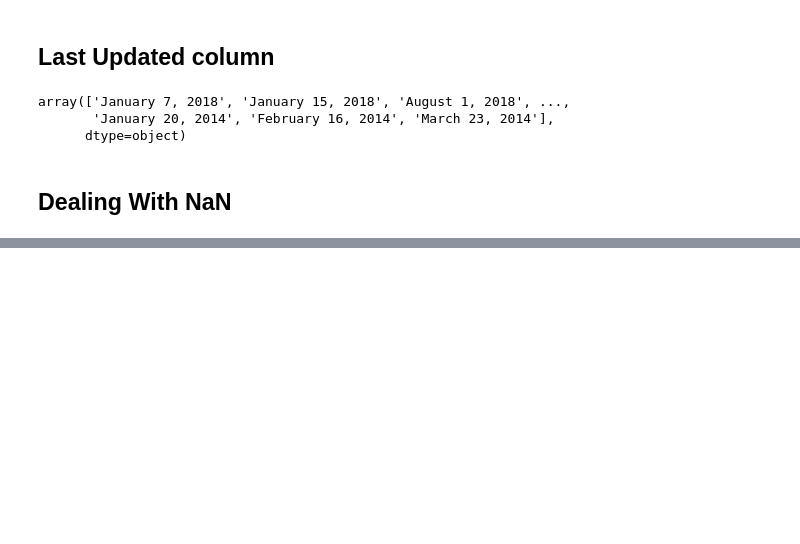
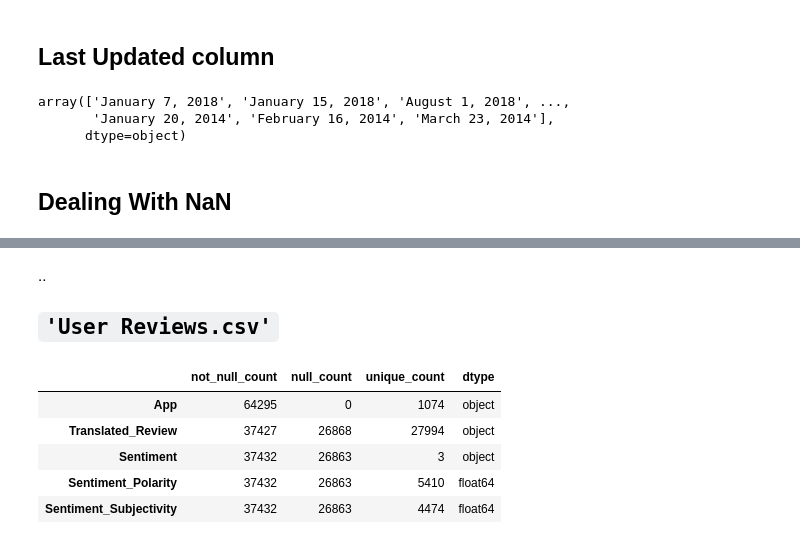
Before and after one commit to kuldeep-sngh/Play-Store-App-Review-Analysis, a Jupyter notebook: Play_Store_App_Review_Analysis_colab_notebook.ipynb, the cells around one changed output, grey strips where cells are left out. Saved outputs shown, nothing was run; the diff lists cells and outputs as text; code cells hidden in the pictures; blank space fills up the shorter version.

```diff
--- a/Play_Store_App_Review_Analysis_colab_notebook.ipynb
+++ b/Play_Store_App_Review_Analysis_colab_notebook.ipynb
@@ -453,0 +519,13 @@ playstore_df['Last Updated'] = playstore_df['Last Updated'].apply(parser.parse)
+# %% [markdown]
+..
+## `'User Reviews.csv'`
+# %%
+# get basic information of dataset
+pd.DataFrame({'not_null_count' : review_df.count() , 'null_count' : review_df.isnull().sum() ,  'unique_count' : review_df.nunique() , 'dtype' : review_df.dtypes , } , index = review_df.columns)
+# %% [output]
+|  | not_null_count | null_count | unique_count | dtype |
+| App | 64295 | 0 | 1074 | object |
+| Translated_Review | 37427 | 26868 | 27994 | object |
+| Sentiment | 37432 | 26863 | 3 | object |
+| Sentiment_Polarity | 37432 | 26863 | 5410 | float64 |
+| Sentiment_Subjectivity | 37432 | 26863 | 4474 | float64 |
```
Also changed, not shown: parts of 18 cells of this notebook.
